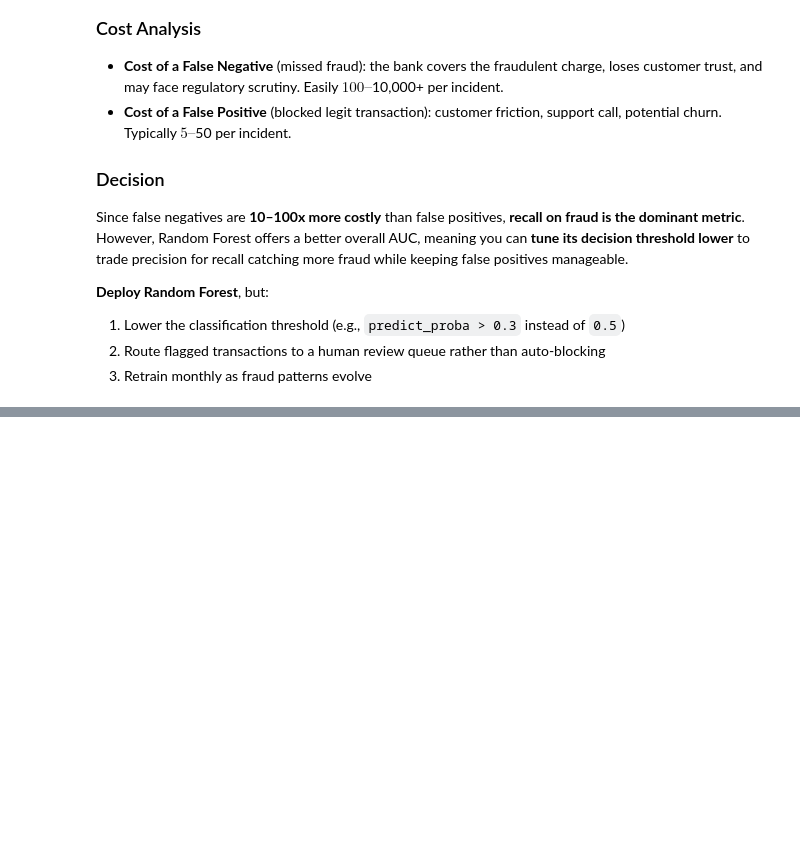
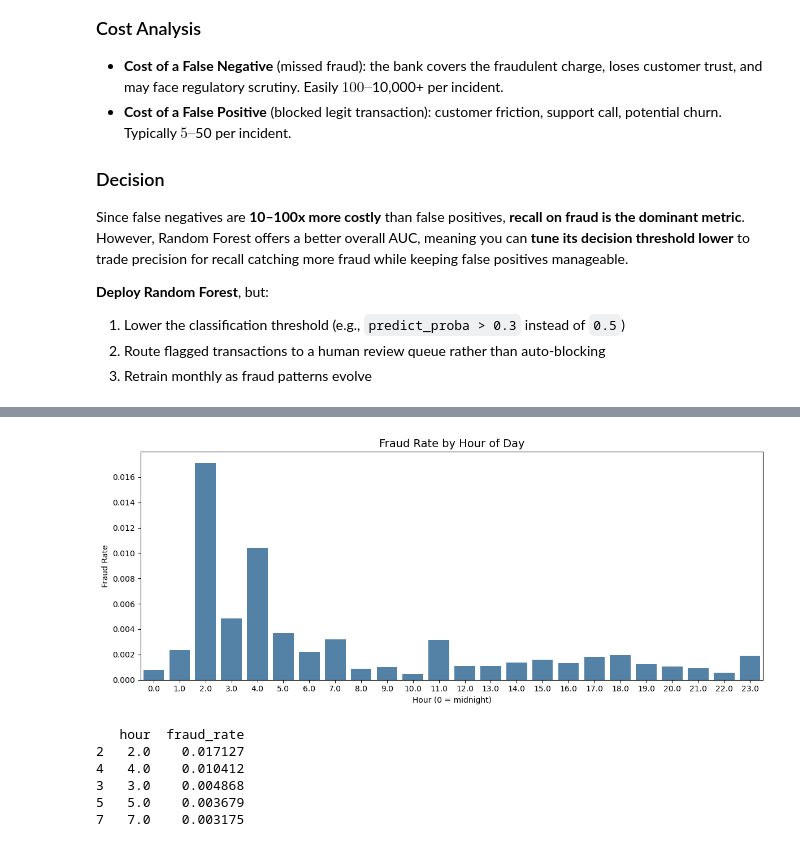
Before and after one commit to Rapolubharghav/fraud-detection, a Jupyter notebook: fraud_detection.ipynb, the cells around one changed output, grey strips where cells are left out. Saved outputs shown, nothing was run; the diff lists cells and outputs as text; code cells hidden in the pictures; blank space fills up the shorter version.

```diff
--- a/fraud_detection.ipynb
+++ b/fraud_detection.ipynb
@@ -357,0 +285,32 @@ README.md created successfully
+# %%
+import pandas as pd
+import numpy as np
+import matplotlib.pyplot as plt
+import seaborn as sns
+
+# Create hour feature
+df['hour'] = (df['Time'] // 3600) % 24
+
+# Fraud rate by hour
+fraud_by_hour = df.groupby('hour')['Class'].mean().reset_index()
+fraud_by_hour.columns = ['hour', 'fraud_rate']
+
+plt.figure(figsize=(12, 5))
+sns.barplot(data=fraud_by_hour, x='hour', y='fraud_rate', color='steelblue')
+plt.title('Fraud Rate by Hour of Day', fontsize=14)
+plt.xlabel('Hour (0 = midnight)')
+plt.ylabel('Fraud Rate')
+plt.xticks(range(0, 24))
+plt.tight_layout()
+plt.savefig('fraud_by_hour.png', dpi=150)
+plt.show()
+
+print(fraud_by_hour.sort_values('fraud_rate', ascending=False).head(5))
+# %% [output]
+[figure, added]
+   hour  fraud_rate
+2   2.0    0.017127
+4   4.0    0.010412
+3   3.0    0.004868
+5   5.0    0.003679
+7   7.0    0.003175
```
Also changed, not shown: parts of 10 cells of this notebook, 3 other files.
